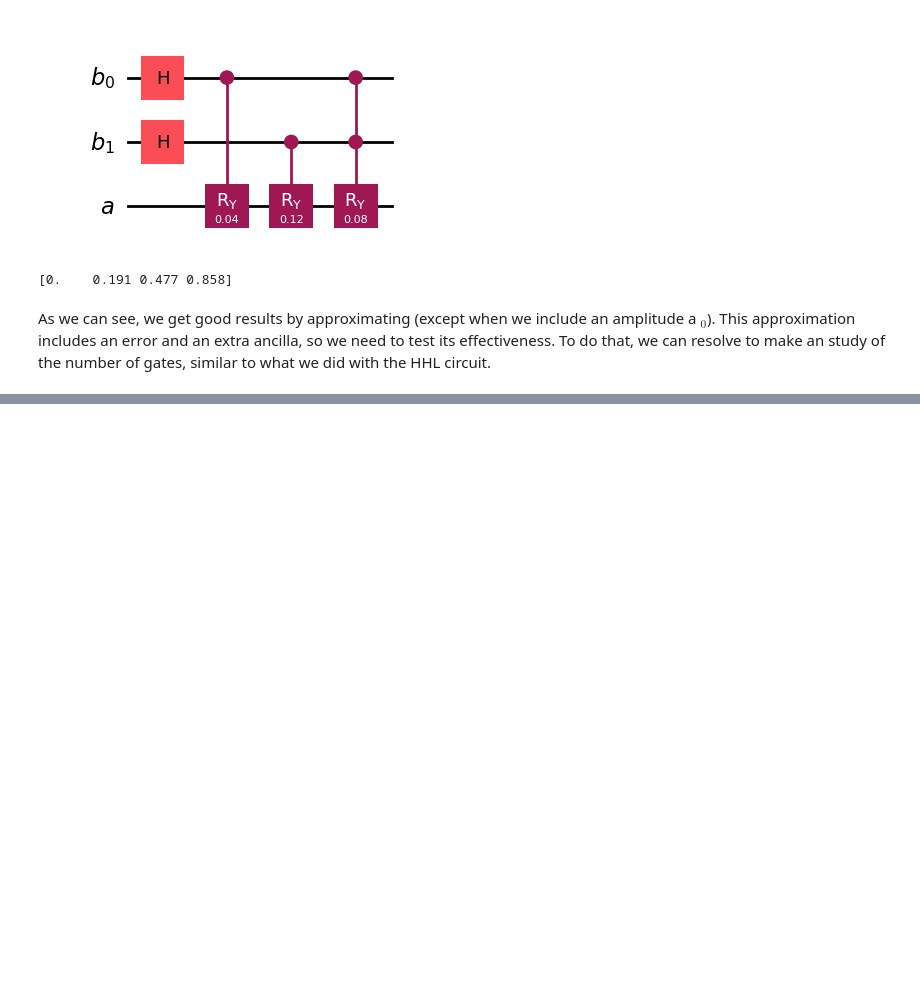
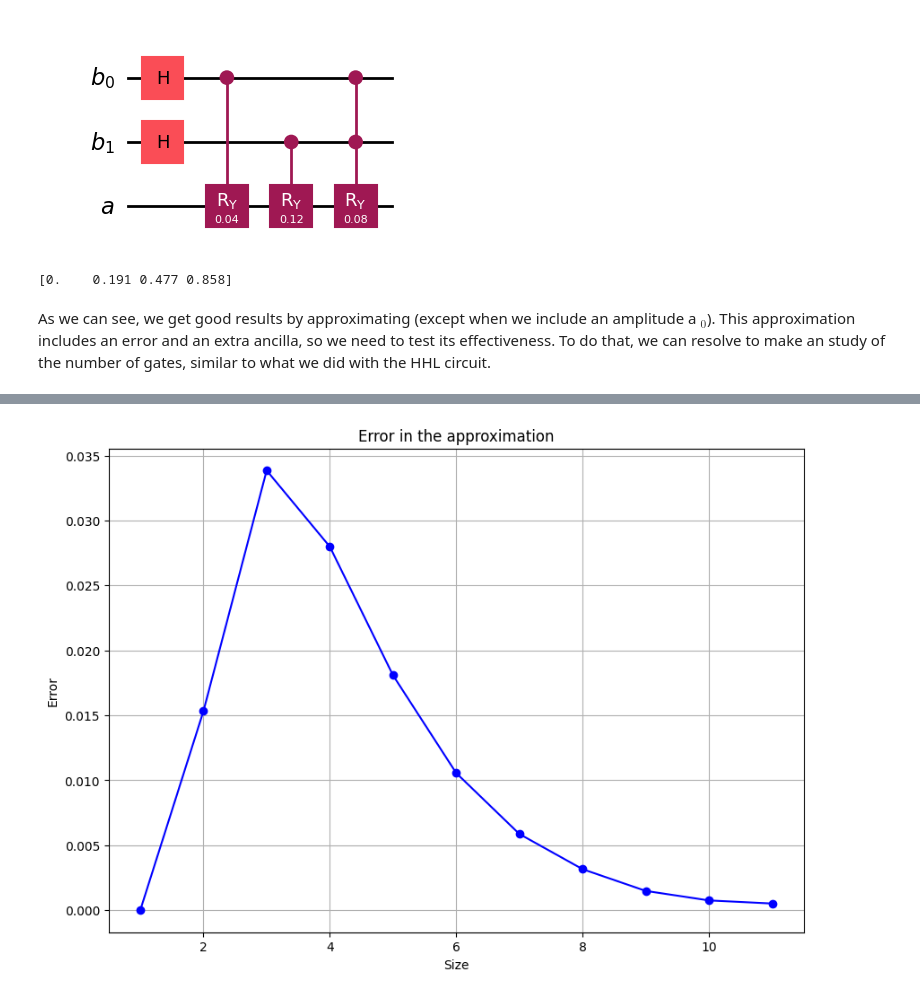
Before and after one commit to Nicofero/CITMAGA, a Jupyter notebook: b_side_approx.ipynb, the cells around one changed output, grey strips where cells are left out. Drawn from its saved outputs; the diff is of its cells as text; code cells hidden in the pictures; blank space fills up the shorter version.

```diff
--- a/b_side_approx.ipynb
+++ b/b_side_approx.ipynb
@@ -248,14 +271,14 @@ plt.show()
 # %%
 import matplotlib.pyplot as plt
 
-x = np.arange(1,20,1)
-
-
+x = np.arange(1,12,1)
 plt.figure(figsize=(10, 7))
 
-plt.plot(keys_1, values_1, marker='o', linestyle='-', color='blue')
+plt.plot(x, diff, marker='o', linestyle='-', color='blue')
 plt.xlabel('Size')
 plt.ylabel('Error')
 plt.title('Error in the approximation')
 plt.grid(True)
 plt.show()
+# %% [output]
+[figure, added]
```
Also changed, not shown: parts of 6 cells of this notebook, 1 other file.
